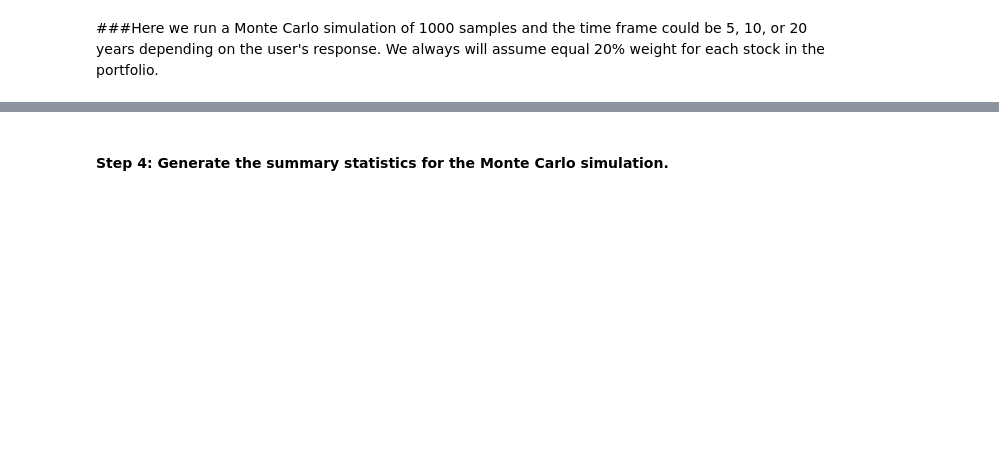
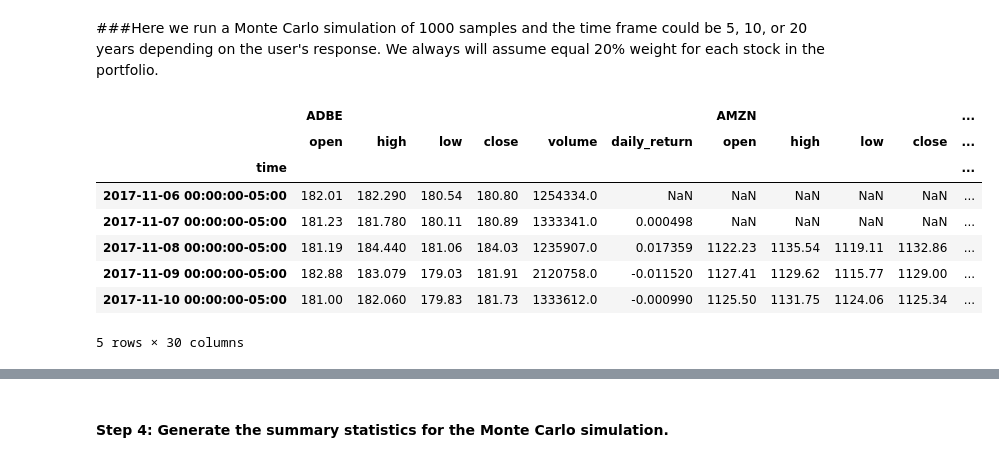
Before and after one commit to Hashtahg/Project_1_Bootcamp, a Jupyter notebook: portfolio_analysis.ipynb, the cells around one changed output, grey strips where cells are left out. Cells and saved outputs as stored; diff of their text form; code cells hidden in the pictures; blank space fills up the shorter version.

```diff
--- a/portfolio_analysis.ipynb
+++ b/portfolio_analysis.ipynb
@@ -39,0 +25,27 @@ Please select your risk tolerance level from 1-3, 3 being the most aggressive. Y
+# %%
+#Get user input for risk tolerance. User must input 1, 2, or 3. If risk_tolerance is not one of these, we prompt user
+#to try again.
+risk_tolerance = input("Please select your risk tolerance level from 1-3, 3 being the most aggressive: ")
+#print(risk_tolerance)
+#type if statment here
+if int(risk_tolerance) == 1:
+    print("Thank you for your response!  You are a conversative investor.")
+    tickers = ["JPM","VTEB","PZA","BNDX","GOOGL"]
+    #JP Morgan, Vanguard Tax-Exempt Bond Index Fund ETF, Invesco National AMT-Free Municipal Bond ETF, Vanguard Total International Bond Index Fund
+    #Google
+elif int(risk_tolerance) == 2:
+    print("Thank you for your response!  You are an aggressive investor.")
+    tickers = ["FB","AAPL","TSLA","RDS.A","GS"]
+    #Facebook, Apple, Tesla, Shell Oil, Goldman Sachs
+elif int(risk_tolerance) == 3:
+    print("Thank you for your response!  You are a very aggressive investor.")
+    tickers = ["NFLX","ADBE","AMZN","PYPL","GME"]
+    #Netflix, Adobe, Amazon, Paypal, GameStop
+
+else:
+    print("I'm sorry, you need to enter 1, 2, or 3 for the application to work.")
+
+risk_tolerance = int(risk_tolerance) #force it to be a number since the result of input() is a string
+print(risk_tolerance)
+print(tickers[0])
+print(tickers)
@@ -40,6 +58,7 @@ Please select your risk tolerance level from 1-3, 3 being the most aggressive. Y
 # %%
 time_horizon = input("Please select your time horizon for the forecast: 5, 10, or 20 years?")
 print(time_horizon)
+time_horizon = int(time_horizon) #forcing it to be an int
 
 #type if statement here if time_horizon is not 5, 10, or 20 we prompt the user to try again
 # %% [output]
@@ -166,17 +209,27 @@ tickers
 # %%
 # Configure the Monte Carlo simulation to forecast cumulative returns based on the client's input
 # The weights we will assume will be split evenly 20 percent for each ticker.
 # We will be running 1000 samples.
 #This part will only change based on if client selects 5 10 or 20 years to do the forecast.
 MC_even_weight = MCSimulation(
     portfolio_data = prices_df,
     weights = [0.2,0.2,0.2,0.2,0.2],
     num_simulation = 1000,
-    num_trading_days = 252*10  #This number 10 will need to be made a variable based off client's input
+    num_trading_days = 252*time_horizon  #This variable is 5, 10, or 20 depending on client's input above
 )
 
 # Review the simulation input data
-MC_even_weight_portfolio.portfolio_data.head()
+MC_even_weight.portfolio_data.head()
+# %% [output]
+|  | ADBE |  |  |  |  |  | AMZN |  |  |  | ... |
+|  | open | high | low | close | volume | daily_return | open | high | low | close | ... |
+| time |  |  |  |  |  |  |  |  |  |  | ... |
+| 2017-11-06 00:00:00-05:00 | 182.01 | 182.290 | 180.54 | 180.80 | 1254334.0 | NaN | NaN | NaN | NaN | NaN | ... |
+| 2017-11-07 00:00:00-05:00 | 181.23 | 181.780 | 180.11 | 180.89 | 1333341.0 | 0.000498 | NaN | NaN | NaN | NaN | ... |
+| 2017-11-08 00:00:00-05:00 | 181.19 | 184.440 | 181.06 | 184.03 | 1235907.0 | 0.017359 | 1122.23 | 1135.54 | 1119.11 | 1132.86 | ... |
+| 2017-11-09 00:00:00-05:00 | 182.88 | 183.079 | 179.03 | 181.91 | 2120758.0 | -0.011520 | 1127.41 | 1129.62 | 1115.77 | 1129.00 | ... |
+| 2017-11-10 00:00:00-05:00 | 181.00 | 182.060 | 179.83 | 181.73 | 1333612.0 | -0.000990 | 1125.50 | 1131.75 | 1124.06 | 1125.34 | ... |
+5 rows × 30 columns
 # %%
 # Run the Monte Carlo simulation to forecast client specified number of years of cumulative returns
 MC_even_weight.calc_cumulative_return()
```
Also changed, not shown: parts of 20 cells of this notebook, 1 other file.
